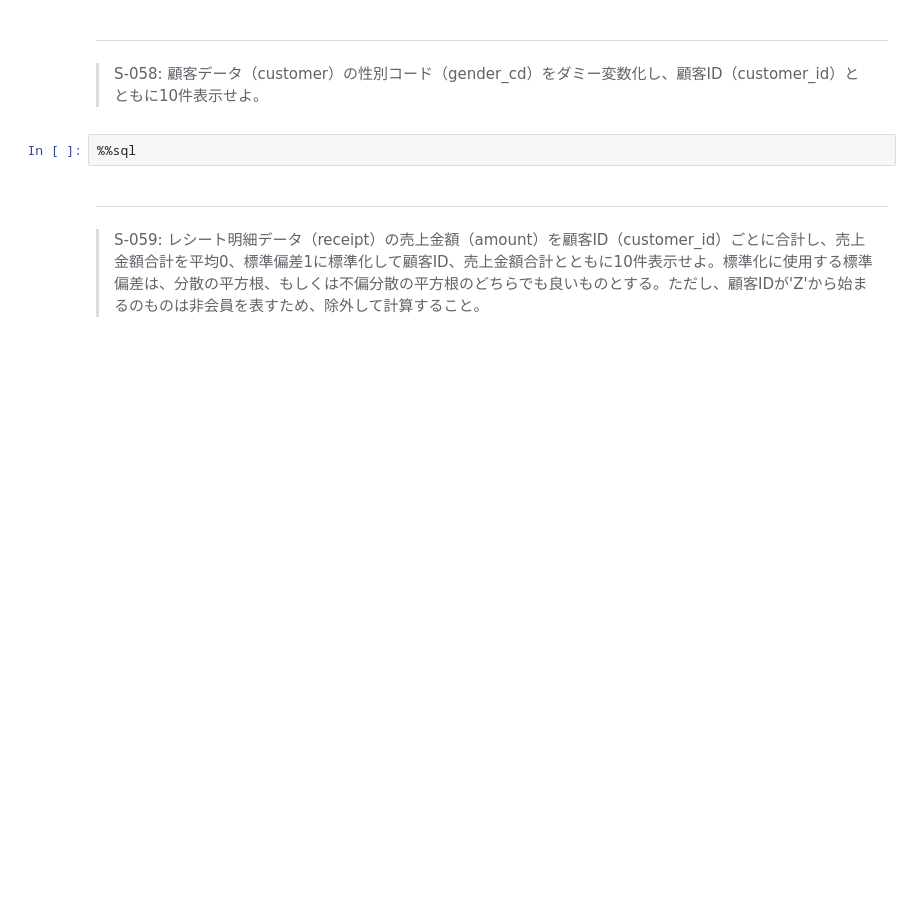
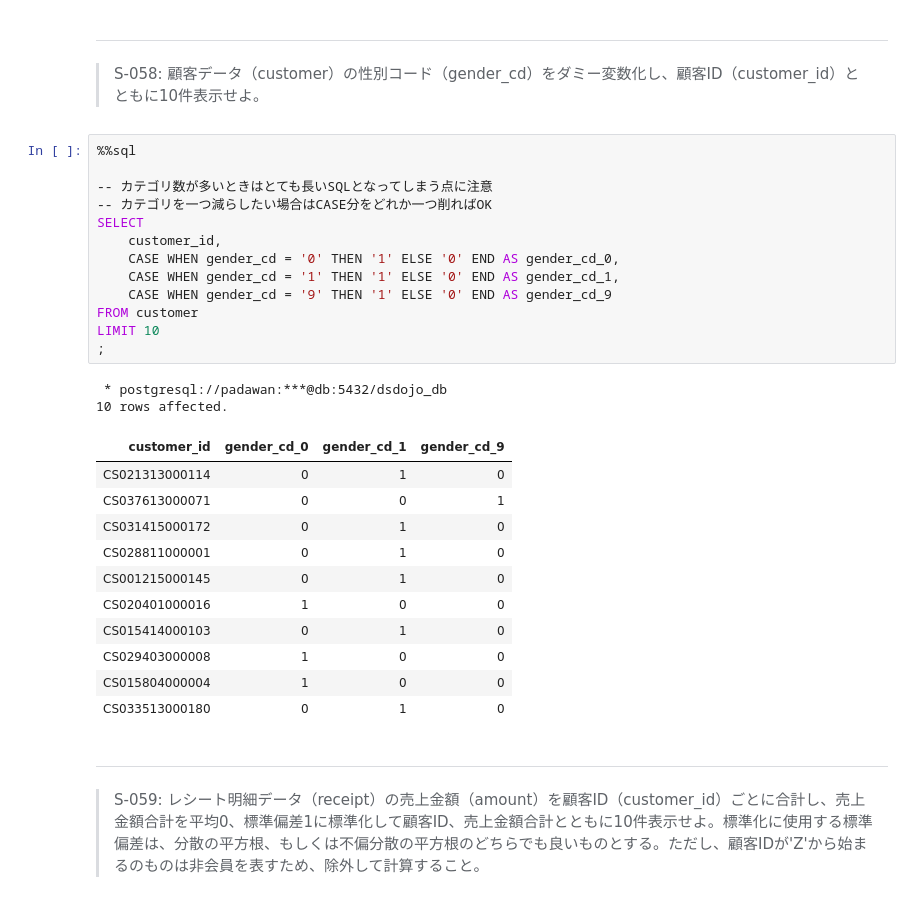
Before and after one commit to KJR020/100knocks-preprocess, a Jupyter notebook: docker/work/preprocess_knock_SQL.ipynb, the cells around one changed output. Drawn from its saved outputs; the diff is of its cells as text; blank space fills up the shorter version.

```diff
--- a/docker/work/preprocess_knock_SQL.ipynb
+++ b/docker/work/preprocess_knock_SQL.ipynb
@@ -1869,8 +1869,33 @@ LIMIT 10
 # %% [markdown]
 ---
 > S-058: 顧客データ（customer）の性別コード（gender_cd）をダミー変数化し、顧客ID（customer_id）とともに10件表示せよ。
-# %%
-%%sql
+# %%
+%%sql
+
+-- カテゴリ数が多いときはとても長いSQLとなってしまう点に注意
+-- カテゴリを一つ減らしたい場合はCASE分をどれか一つ削ればOK
+SELECT
+    customer_id,
+    CASE WHEN gender_cd = '0' THEN '1' ELSE '0' END AS gender_cd_0,
+    CASE WHEN gender_cd = '1' THEN '1' ELSE '0' END AS gender_cd_1,
+    CASE WHEN gender_cd = '9' THEN '1' ELSE '0' END AS gender_cd_9
+FROM customer
+LIMIT 10
+;
+# %% [output]
+ * postgresql://padawan:***@db:5432/dsdojo_db
+10 rows affected.
+| customer_id | gender_cd_0 | gender_cd_1 | gender_cd_9 |
+| CS021313000114 | 0 | 1 | 0 |
+| CS037613000071 | 0 | 0 | 1 |
+| CS031415000172 | 0 | 1 | 0 |
+| CS028811000001 | 0 | 1 | 0 |
+| CS001215000145 | 0 | 1 | 0 |
+| CS020401000016 | 1 | 0 | 0 |
+| CS015414000103 | 0 | 1 | 0 |
+| CS029403000008 | 1 | 0 | 0 |
+| CS015804000004 | 1 | 0 | 0 |
+| CS033513000180 | 0 | 1 | 0 |
 # %% [markdown]
 ---
 > S-059: レシート明細データ（receipt）の売上金額（amount）を顧客ID（customer_id）ごとに合計し、売上金額合計を平均0、標準偏差1に標準化して顧客ID、売上金額合計とともに10件表示せよ。標準化に使用する標準偏差は、分散の平方根、もしくは不偏分散の平方根のどちらでも良いものとする。ただし、顧客IDが'Z'から始まるのものは非会員を表すため、除外して計算すること。
```
